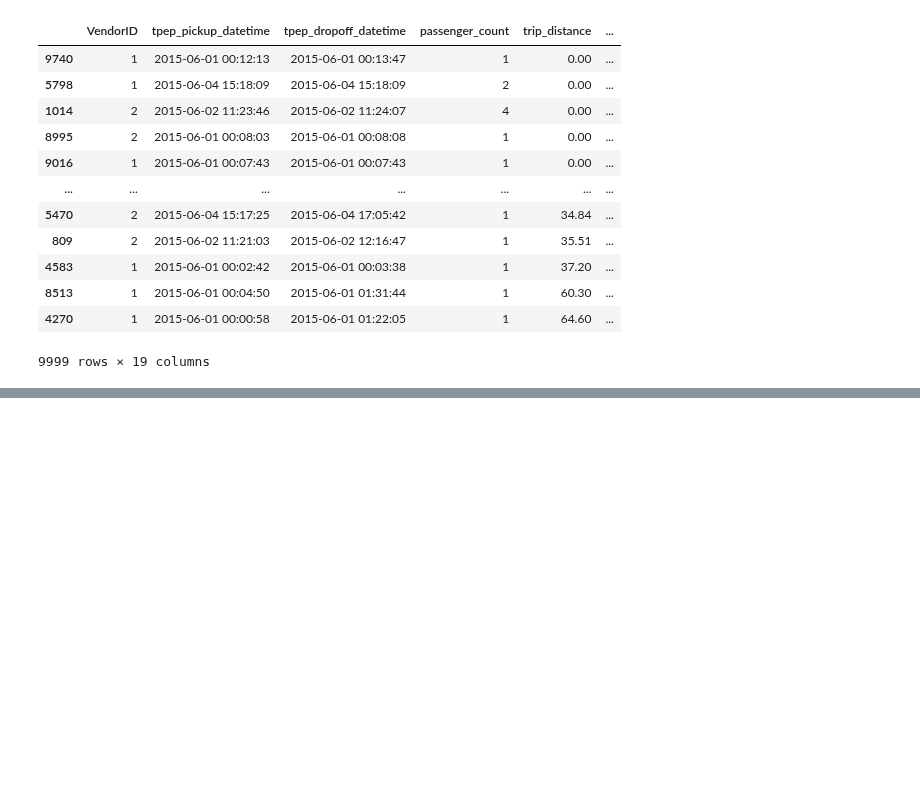
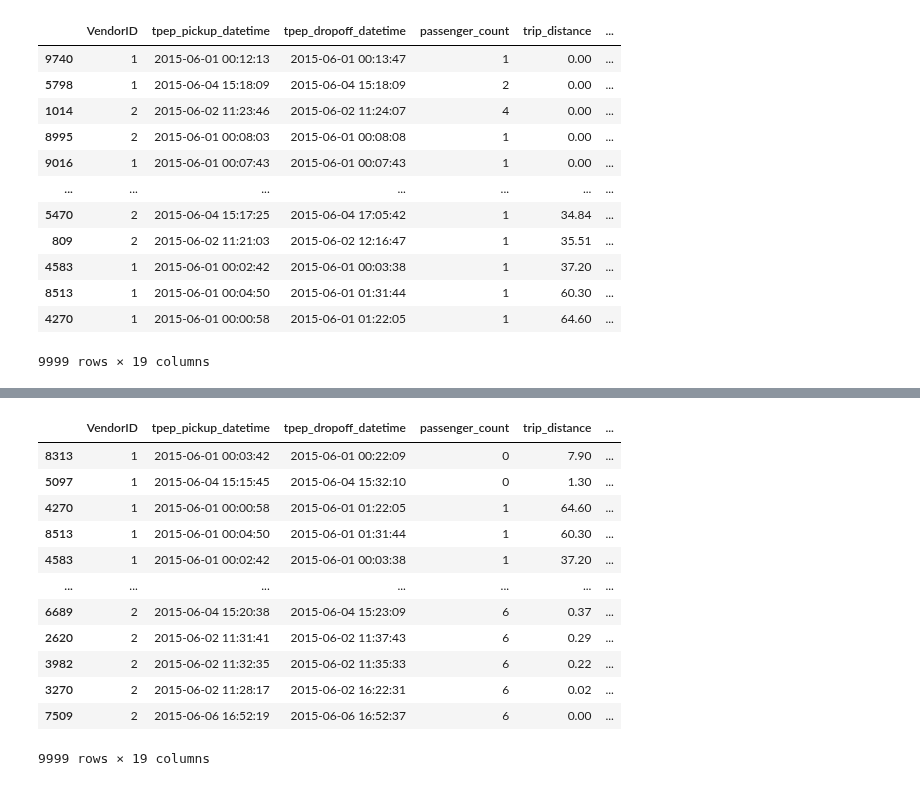
Before and after one commit to reuven/apple-2024-q4-data, a Jupyter notebook: Apple - 2024-10October-01.ipynb, the cells around one changed output, grey strips where cells are left out. Saved outputs shown, nothing was run; the diff lists cells and outputs as text; code cells hidden in the pictures; blank space fills up the shorter version.

```diff
--- a/Apple - 2024-10October-01.ipynb
+++ b/Apple - 2024-10October-01.ipynb
@@ -789,0 +824,17 @@ df.sort_values([''])
+# %%
+
+df.sort_values(['passenger_count', 'trip_distance'], ascending=[True, False])
+# %% [output]
+|  | VendorID | tpep_pickup_datetime | tpep_dropoff_datetime | passenger_count | trip_distance | ... |
+| 8313 | 1 | 2015-06-01 00:03:42 | 2015-06-01 00:22:09 | 0 | 7.90 | ... |
+| 5097 | 1 | 2015-06-04 15:15:45 | 2015-06-04 15:32:10 | 0 | 1.30 | ... |
+| 4270 | 1 | 2015-06-01 00:00:58 | 2015-06-01 01:22:05 | 1 | 64.60 | ... |
+| 8513 | 1 | 2015-06-01 00:04:50 | 2015-06-01 01:31:44 | 1 | 60.30 | ... |
+| 4583 | 1 | 2015-06-01 00:02:42 | 2015-06-01 00:03:38 | 1 | 37.20 | ... |
+| ... | ... | ... | ... | ... | ... | ... |
+| 6689 | 2 | 2015-06-04 15:20:38 | 2015-06-04 15:23:09 | 6 | 0.37 | ... |
+| 2620 | 2 | 2015-06-02 11:31:41 | 2015-06-02 11:37:43 | 6 | 0.29 | ... |
+| 3982 | 2 | 2015-06-02 11:32:35 | 2015-06-02 11:35:33 | 6 | 0.22 | ... |
+| 3270 | 2 | 2015-06-02 11:28:17 | 2015-06-02 16:22:31 | 6 | 0.02 | ... |
+| 7509 | 2 | 2015-06-06 16:52:19 | 2015-06-06 16:52:37 | 6 | 0.00 | ... |
+9999 rows × 19 columns
```
Also changed, not shown: parts of 2 cells of this notebook.
